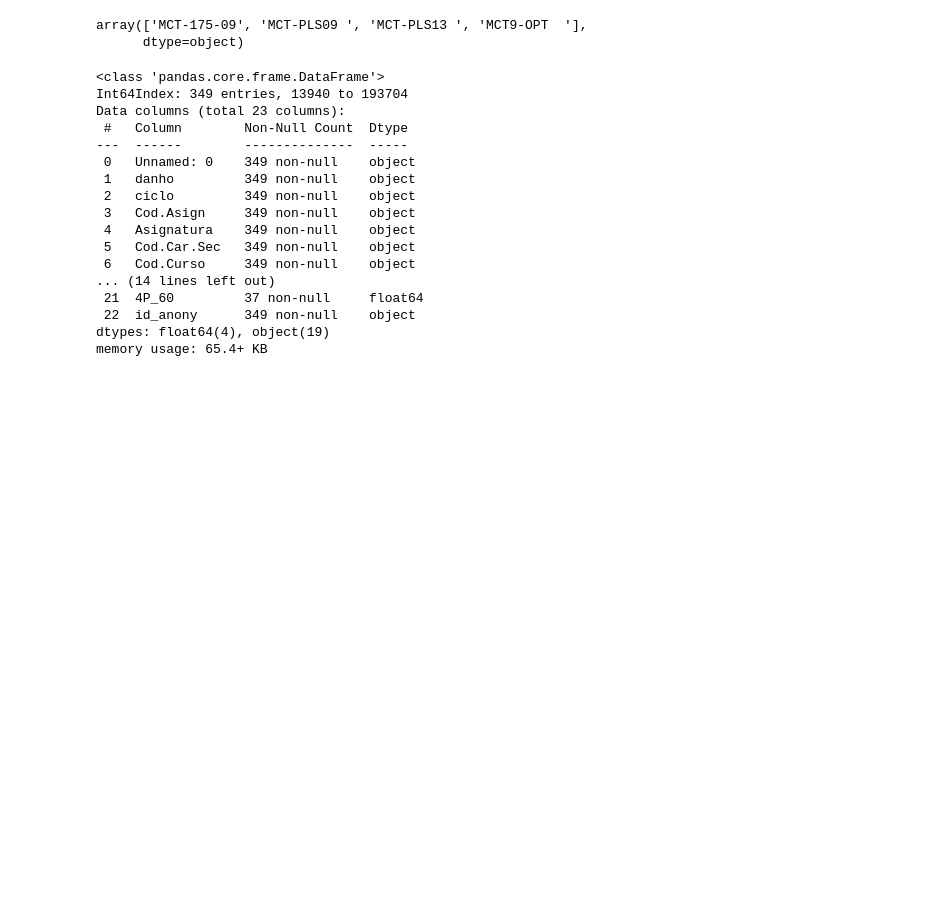
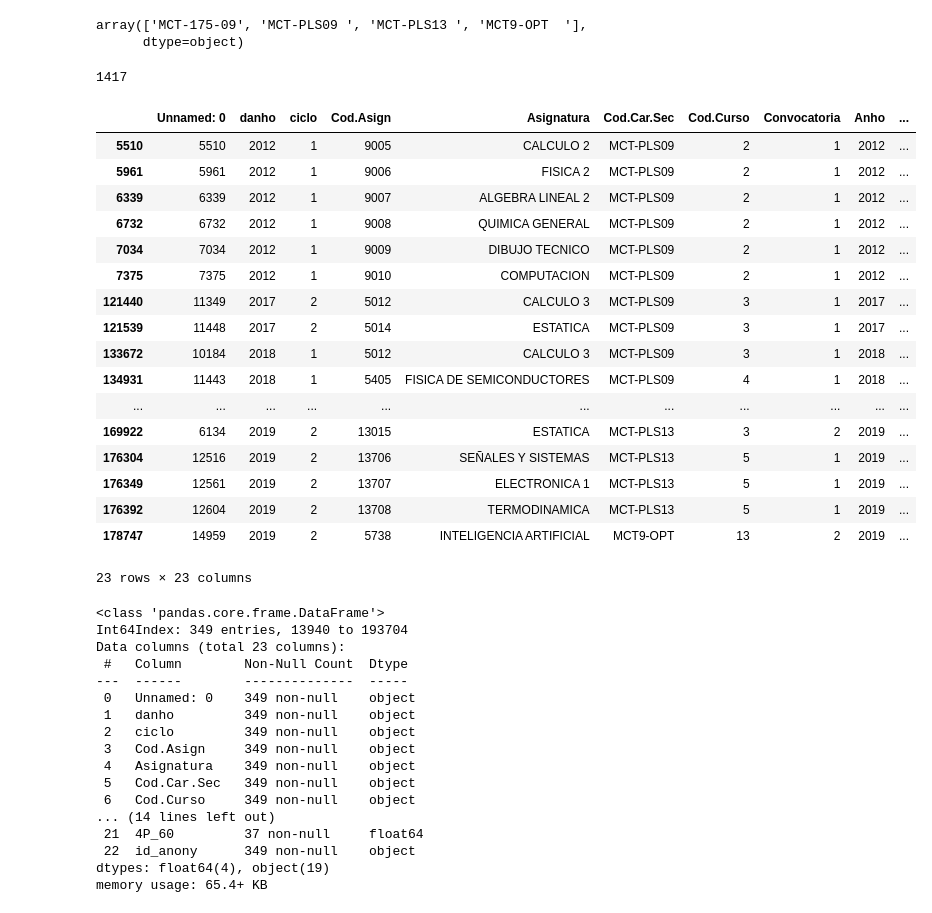
Before and after one commit to diegostaPy/cursoIA, a Jupyter notebook: datosRendimiento/preprocessamiento.ipynb, the cells around one changed output. Cells and saved outputs as stored; diff of their text form; code cells hidden in the pictures; blank space fills up the shorter version.

```diff
--- a/datosRendimiento/preprocessamiento.ipynb
+++ b/datosRendimiento/preprocessamiento.ipynb
@@ -53,8 +50,40 @@ np.unique(carrera["Cod.Car.Sec"])
 # %% [output]
 array(['MCT-175-09', 'MCT-PLS09 ', 'MCT-PLS13 ', 'MCT9-OPT  '],
       dtype=object)
+# %%
+estudiantes=np.unique(carrera.id_anony.values)
+# %%
+len(estudiantes)
+# %% [output]
+1417
 # %%
 NuevosDatos=pd.DataFrame(columns=["id","AnhoIni","cicloIni","AnhoFin","cicloFin"])
+for ides in estudiantes:
+    registro=carrera[carrera.id_anony.values==ides]
+    if(np.sum(registro["Cod.Curso"].values==1)>=1 and np.sum(registro["Cod.Curso"].values==4)>=1):
+        if()
+            break
+# %%
+registro
+# %% [output]
+|  | Unnamed: 0 | danho | ciclo | Cod.Asign | Asignatura | Cod.Car.Sec | Cod.Curso | Convocatoria | Anho | ... |
+| 5510 | 5510 | 2012 | 1 | 9005 | CALCULO 2 | MCT-PLS09 | 2 | 1 | 2012 | ... |
+| 5961 | 5961 | 2012 | 1 | 9006 | FISICA 2 | MCT-PLS09 | 2 | 1 | 2012 | ... |
+| 6339 | 6339 | 2012 | 1 | 9007 | ALGEBRA LINEAL 2 | MCT-PLS09 | 2 | 1 | 2012 | ... |
+| 6732 | 6732 | 2012 | 1 | 9008 | QUIMICA GENERAL | MCT-PLS09 | 2 | 1 | 2012 | ... |
+| 7034 | 7034 | 2012 | 1 | 9009 | DIBUJO TECNICO | MCT-PLS09 | 2 | 1 | 2012 | ... |
+| 7375 | 7375 | 2012 | 1 | 9010 | COMPUTACION | MCT-PLS09 | 2 | 1 | 2012 | ... |
+| 121440 | 11349 | 2017 | 2 | 5012 | CALCULO 3 | MCT-PLS09 | 3 | 1 | 2017 | ... |
+| 121539 | 11448 | 2017 | 2 | 5014 | ESTATICA | MCT-PLS09 | 3 | 1 | 2017 | ... |
+| 133672 | 10184 | 2018 | 1 | 5012 | CALCULO 3 | MCT-PLS09 | 3 | 1 | 2018 | ... |
+| 134931 | 11443 | 2018 | 1 | 5405 | FISICA DE SEMICONDUCTORES | MCT-PLS09 | 4 | 1 | 2018 | ... |
+| ... | ... | ... | ... | ... | ... | ... | ... | ... | ... | ... |
+| 169922 | 6134 | 2019 | 2 | 13015 | ESTATICA | MCT-PLS13 | 3 | 2 | 2019 | ... |
+| 176304 | 12516 | 2019 | 2 | 13706 | SEÑALES Y SISTEMAS | MCT-PLS13 | 5 | 1 | 2019 | ... |
+| 176349 | 12561 | 2019 | 2 | 13707 | ELECTRONICA 1 | MCT-PLS13 | 5 | 1 | 2019 | ... |
+| 176392 | 12604 | 2019 | 2 | 13708 | TERMODINAMICA | MCT-PLS13 | 5 | 1 | 2019 | ... |
+| 178747 | 14959 | 2019 | 2 | 5738 | INTELIGENCIA ARTIFICIAL | MCT9-OPT | 13 | 2 | 2019 | ... |
+23 rows × 23 columns
 # %%
 flagPasaron=np.logical_and(carrera.Asignatura.values=="CALCULO 1", carrera["Aprobado"]=="S")
 carreraP=carrera[flagPasaron]
```
Also changed, not shown: parts of 1 cell of this notebook.
